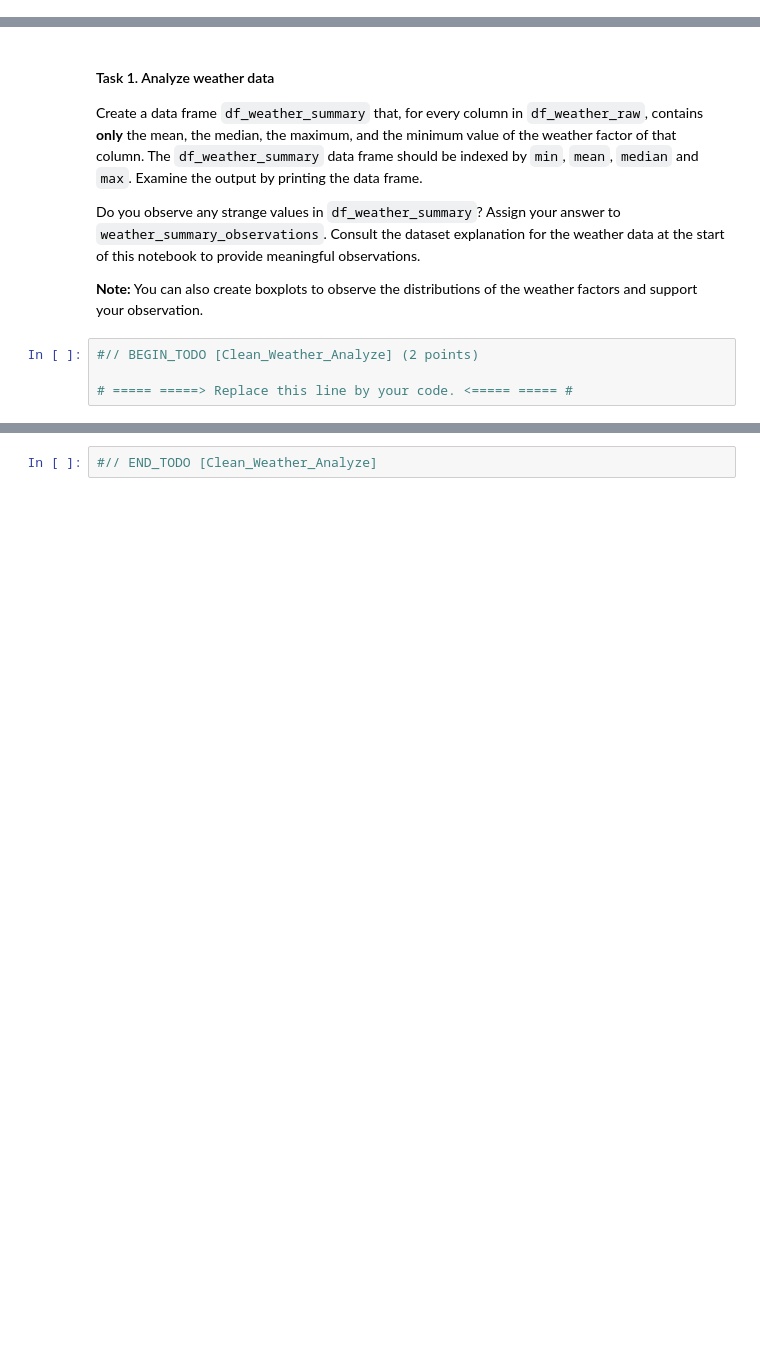
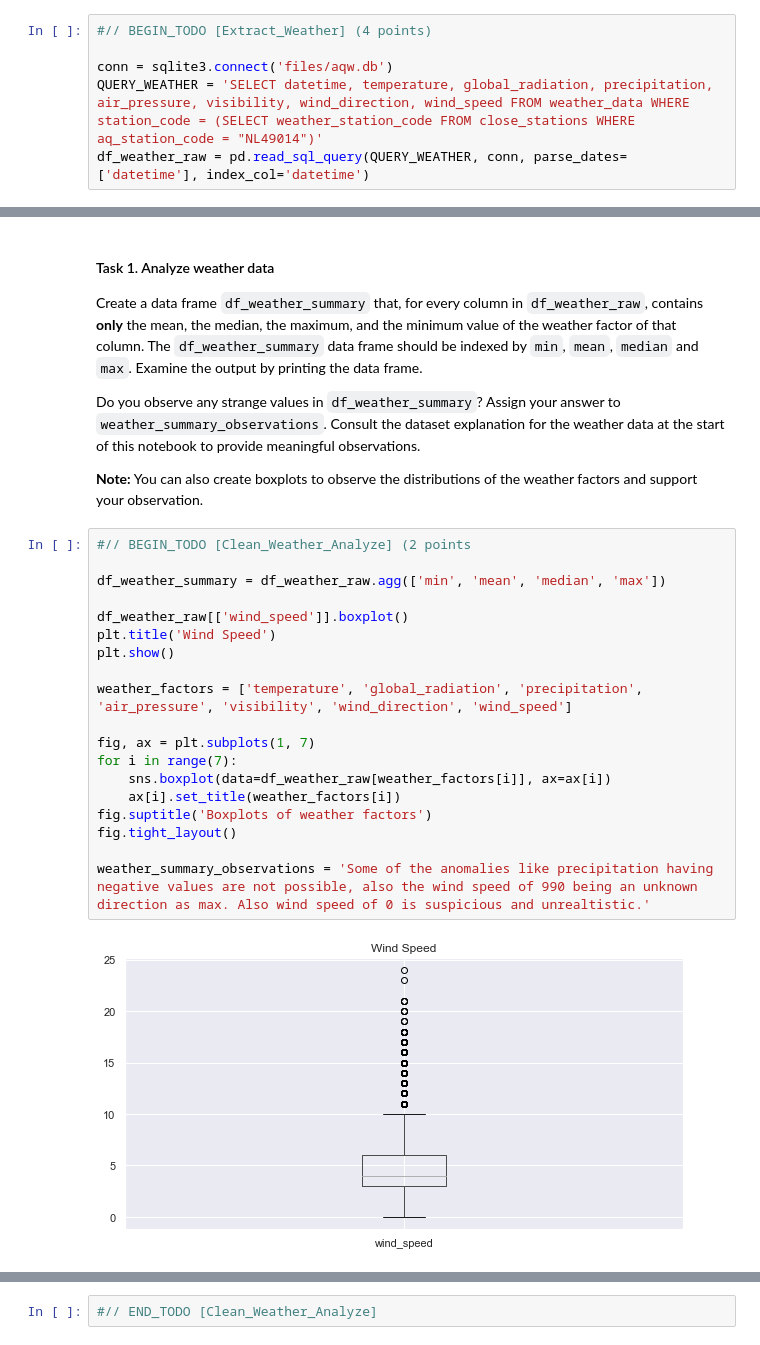
Before and after one commit to danieltyukov/tue-data-analytics, a Jupyter notebook: GA2/GA2-1819283.ipynb, the cells around one changed output, grey strips where cells are left out. Saved outputs shown, nothing was run; the diff lists cells and outputs as text; blank space fills up the shorter version.

```diff
--- a/GA2/GA2-1819283.ipynb
+++ b/GA2/GA2-1819283.ipynb
@@ -387,3 +390,9 @@ Extract the relevant weather data from the database. To do so, follow the steps
+# %%
+#// BEGIN_TODO [Extract_Weather] (4 points)
+
+conn = sqlite3.connect('files/aqw.db')
+QUERY_WEATHER = 'SELECT datetime, temperature, global_radiation, precipitation, air_pressure, visibility, wind_direction, wind_speed FROM weather_data WHERE station_code = (SELECT weather_station_code FROM close_stations WHERE aq_station_code = "NL49014")'
+df_weather_raw = pd.read_sql_query(QUERY_WEATHER, conn, parse_dates=['datetime'], index_col='datetime')
 # %%
 #// END_TODO [Extract_Weather]
 # %% [markdown]
@@ -461,7 +472,24 @@ Do you observe any strange values in `df_weather_summary`? Assign your answer to
 Consult the dataset explanation for the weather data at the start of this notebook to provide meaningful observations.
 
 **Note:** You can also create boxplots to observe the distributions of the weather factors and support your observation.
-# %%
-#// BEGIN_TODO [Clean_Weather_Analyze] (2 points)
-
-# ===== =====> Replace this line by your code. <===== ===== #
+# %%
+#// BEGIN_TODO [Clean_Weather_Analyze] (2 points
+
+df_weather_summary = df_weather_raw.agg(['min', 'mean', 'median', 'max'])
+
+df_weather_raw[['wind_speed']].boxplot()
+plt.title('Wind Speed')
+plt.show()
+
+weather_factors = ['temperature', 'global_radiation', 'precipitation', 'air_pressure', 'visibility', 'wind_direction', 'wind_speed']
+
+fig, ax = plt.subplots(1, 7)
+for i in range(7):
+    sns.boxplot(data=df_weather_raw[weather_factors[i]], ax=ax[i])
+    ax[i].set_title(weather_factors[i])
+fig.suptitle('Boxplots of weather factors')
+fig.tight_layout()
+
+weather_summary_observations = 'Some of the anomalies like precipitation having negative values are not possible, also the wind speed of 990 being an unknown direction as max. Also wind speed of 0 is suspicious and unrealtistic.'
+# %% [output]
+[figure, added]
```
Also changed, not shown: parts of 42 cells of this notebook.
